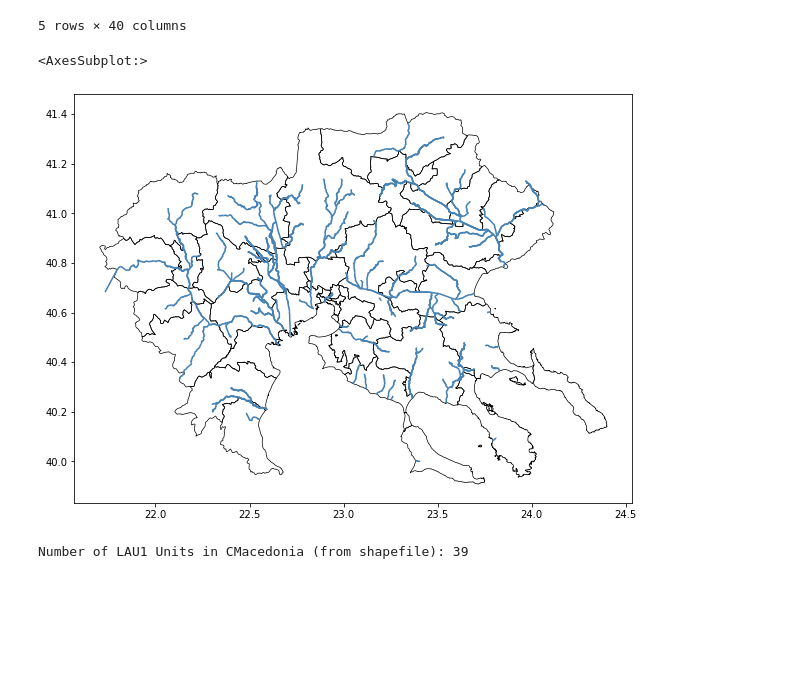
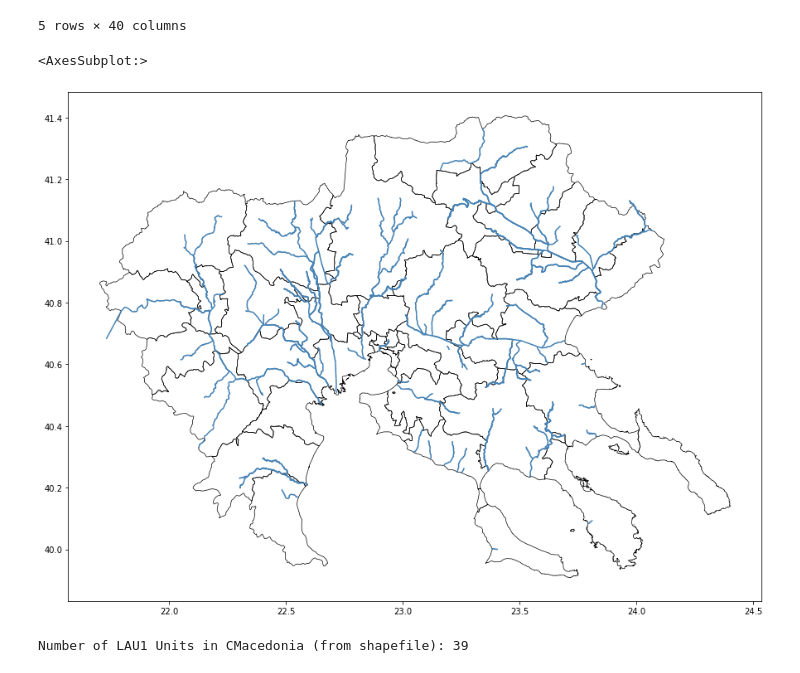
Before and after one commit to dsainidis/MBD-Prediction, a Jupyter notebook: Greece/GR_CMacedonia_Spatiotemporal_Timeline_Creation.ipynb, the cells around one changed output. Saved outputs shown, nothing was run; the diff lists cells and outputs as text; code cells hidden in the pictures; blank space fills up the shorter version.

```diff
--- a/Greece/GR_CMacedonia_Spatiotemporal_Timeline_Creation.ipynb
+++ b/Greece/GR_CMacedonia_Spatiotemporal_Timeline_Creation.ipynb
@@ -134,11 +134,11 @@ nuts2_rivers_gdf.head()
 | 4 | 227 | GR001100040B230320N | ÁÃÉÙÍ ÁÍÁÑÃÕÑÙÍ Ñ. | AGION ANARGYRON S. | None | None | None | None | None | None | ... |
 5 rows × 40 columns
 # %%
-ax = nuts2_rivers_gdf.plot(markersize=.1, figsize=(10, 10), cmap='jet', color='steelblue')
+ax = nuts2_rivers_gdf.plot(markersize=.1, figsize=(15, 15), cmap='jet', color='steelblue')
 nuts2_gdf.plot(facecolor="none", edgecolor='black', ax=ax, lw=0.7)
 # %% [output]
 <AxesSubplot:>
-[figure, old version]
+[figure, new version]
 # %%
 lau1_units = nuts2_gdf['lau1'].unique().tolist()
 
```
Also changed, not shown: 13 other files.
